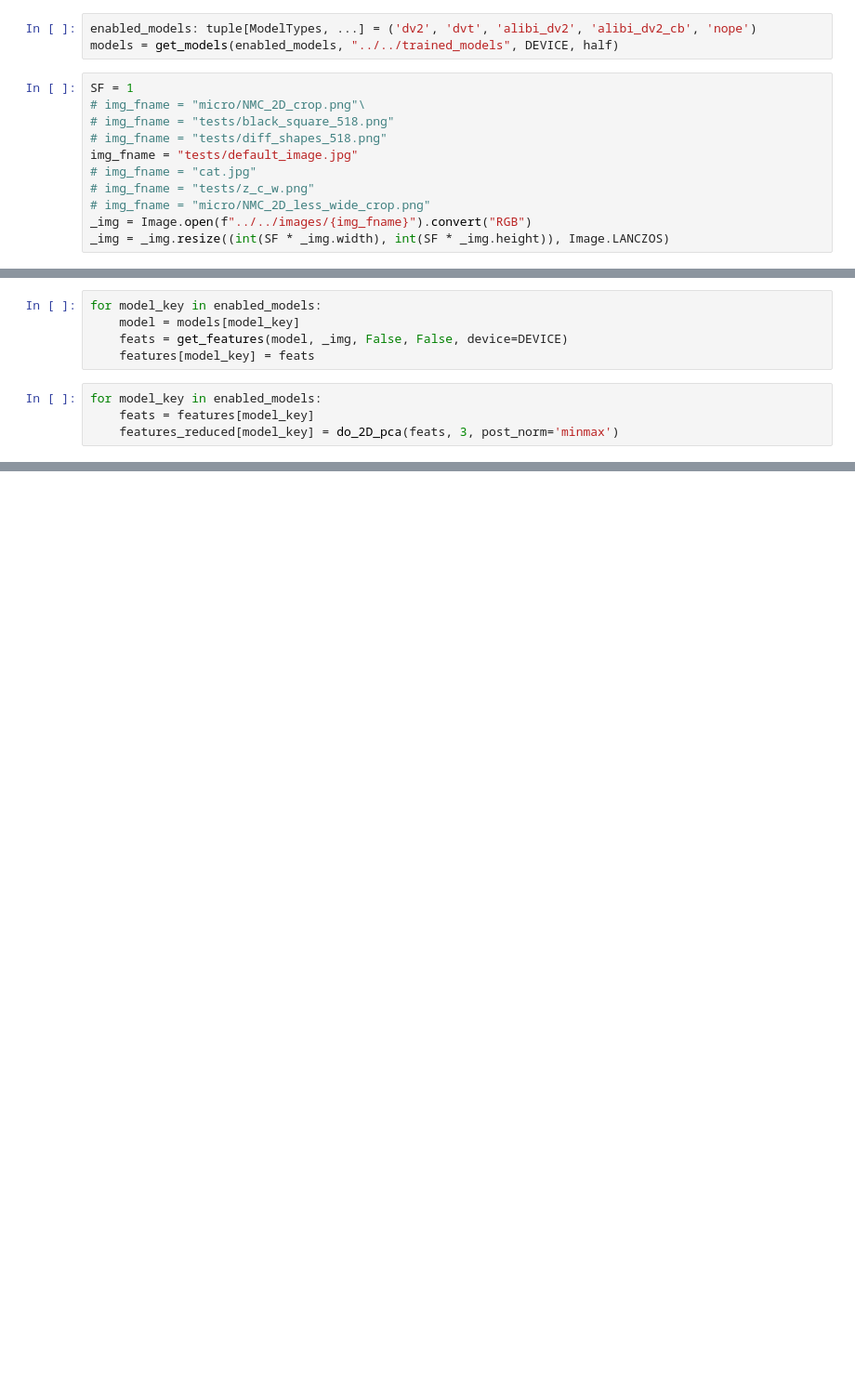
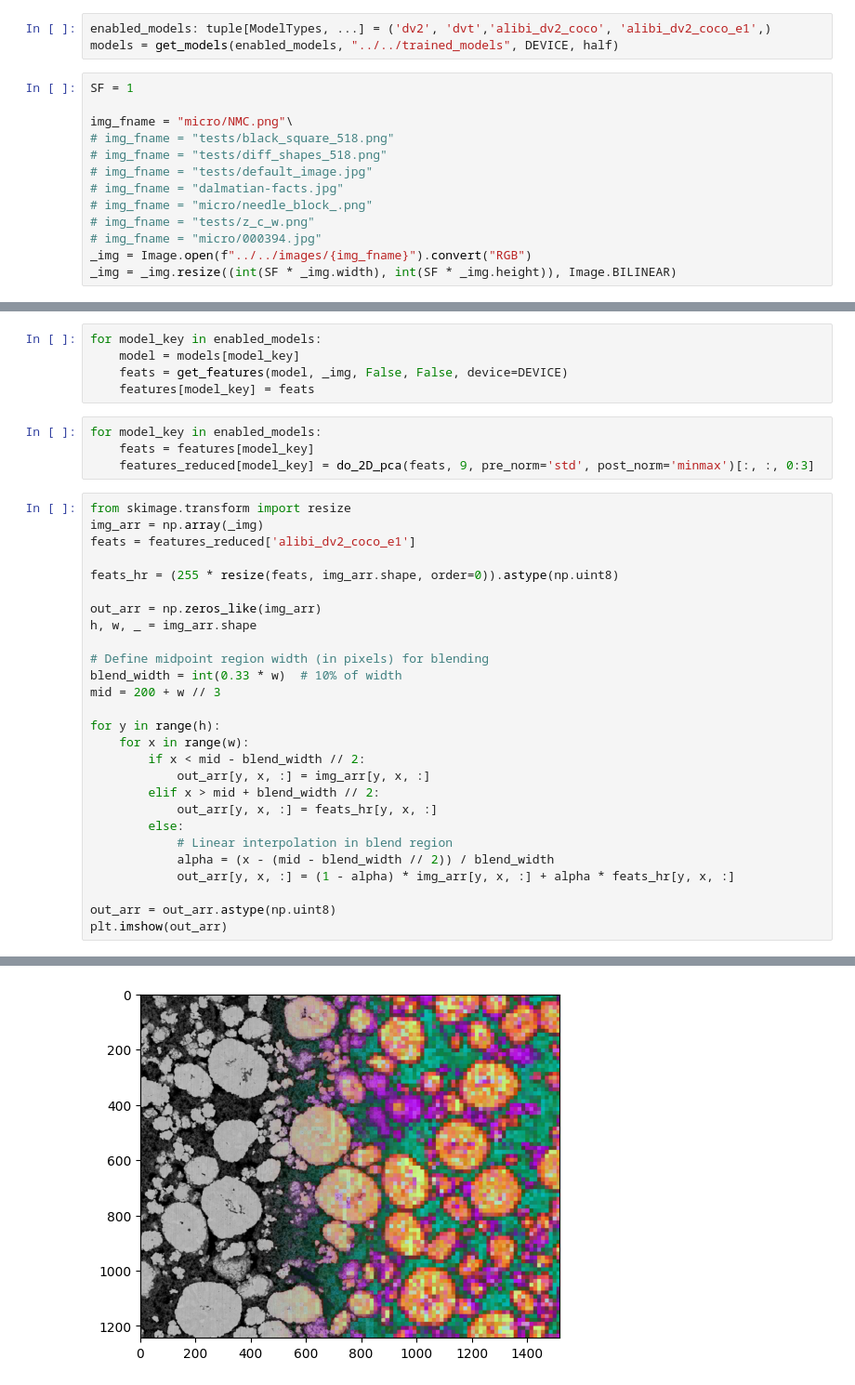
Before and after one commit to tldr-group/dino-saw, a Jupyter notebook: notebooks/examples/compare_models.ipynb, the cells around one changed output, grey strips where cells are left out. Shown at 93% size. Saved outputs shown, nothing was run; the diff lists cells and outputs as text; blank space fills up the shorter version.

```diff
--- a/notebooks/examples/compare_models.ipynb
+++ b/notebooks/examples/compare_models.ipynb
@@ -17,19 +18,21 @@ half = False
 # %% [output]
 flash attention installed
 # %%
-enabled_models: tuple[ModelTypes, ...] = ('dv2', 'dvt', 'alibi_dv2', 'alibi_dv2_cb', 'nope')
+enabled_models: tuple[ModelTypes, ...] = ('dv2', 'dvt','alibi_dv2_coco', 'alibi_dv2_coco_e1',)
 models = get_models(enabled_models, "../../trained_models", DEVICE, half)
 # %%
 SF = 1
-# img_fname = "micro/NMC_2D_crop.png"\
+
+img_fname = "micro/NMC.png"\
 # img_fname = "tests/black_square_518.png"
 # img_fname = "tests/diff_shapes_518.png"
-img_fname = "tests/default_image.jpg"
-# img_fname = "cat.jpg"
+# img_fname = "tests/default_image.jpg"
+# img_fname = "dalmatian-facts.jpg"
+# img_fname = "micro/needle_block_.png"
 # img_fname = "tests/z_c_w.png"
-# img_fname = "micro/NMC_2D_less_wide_crop.png"
+# img_fname = "micro/000394.jpg"
 _img = Image.open(f"../../images/{img_fname}").convert("RGB")
-_img = _img.resize((int(SF * _img.width), int(SF * _img.height)), Image.LANCZOS)
+_img = _img.resize((int(SF * _img.width), int(SF * _img.height)), Image.BILINEAR)
 # %%
 features = {}
 features_reduced = {}
@@ -41,4 +44,32 @@ for model_key in enabled_models:
 # %%
 for model_key in enabled_models:
     feats = features[model_key]
-    features_reduced[model_key] = do_2D_pca(feats, 3, post_norm='minmax')
+    features_reduced[model_key] = do_2D_pca(feats, 9, pre_norm='std', post_norm='minmax')[:, :, 0:3]
+# %%
+from skimage.transform import resize
+img_arr = np.array(_img)
+feats = features_reduced['alibi_dv2_coco_e1']
+
+feats_hr = (255 * resize(feats, img_arr.shape, order=0)).astype(np.uint8)
+
+out_arr = np.zeros_like(img_arr)
+h, w, _ = img_arr.shape
+
+# Define midpoint region width (in pixels) for blending
+blend_width = int(0.33 * w)  # 10% of width
+mid = 200 + w // 3
+
+for y in range(h):
+    for x in range(w):
+        if x < mid - blend_width // 2:
+            out_arr[y, x, :] = img_arr[y, x, :]
+        elif x > mid + blend_width // 2:
+            out_arr[y, x, :] = feats_hr[y, x, :]
+        else:
+            # Linear interpolation in blend region
+            alpha = (x - (mid - blend_width // 2)) / blend_width
+            out_arr[y, x, :] = (1 - alpha) * img_arr[y, x, :] + alpha * feats_hr[y, x, :]
+
+out_arr = out_arr.astype(np.uint8)
+plt.imshow(out_arr)
+# %% [output]
@@ -45 +77,2 @@ for model_key in enabled_models:
+[figure, added]
 # %%
```
Also changed, not shown: parts of 3 cells of this notebook, 8 other files.
